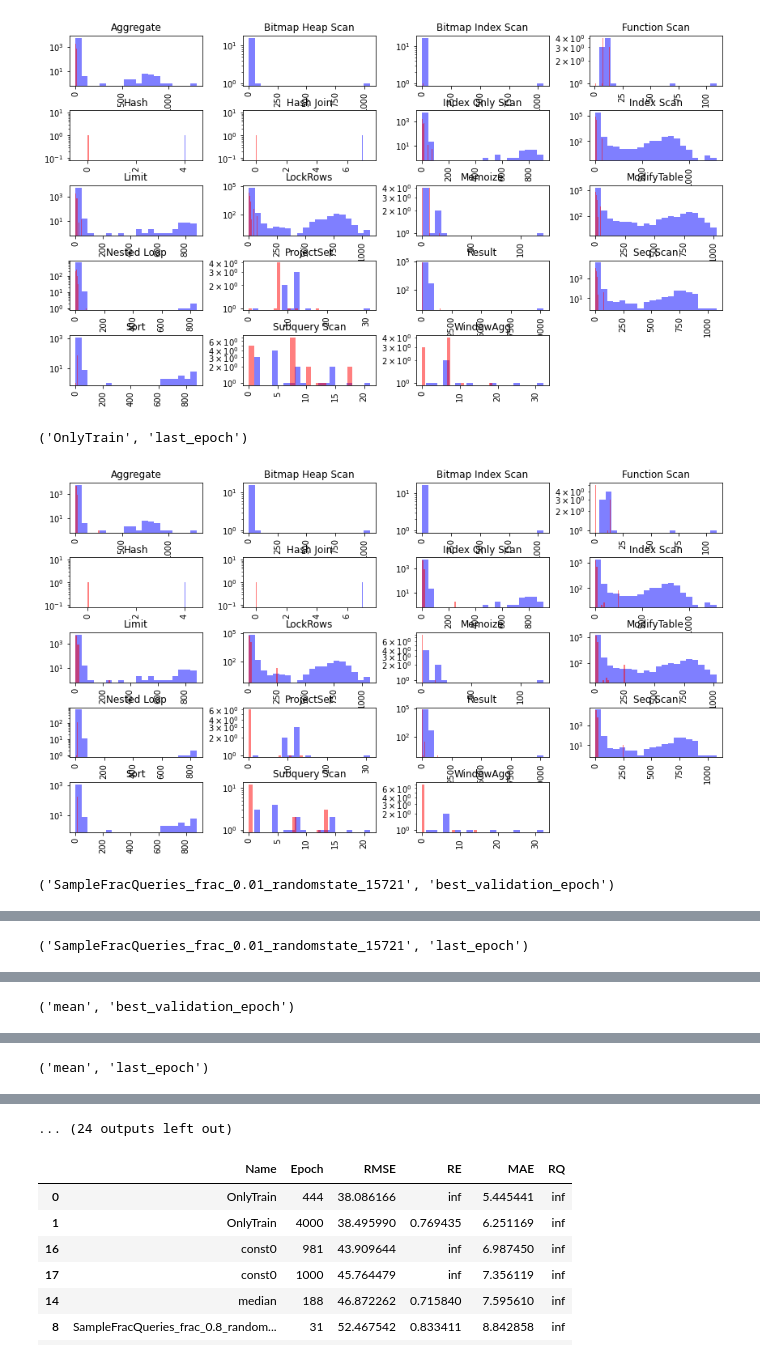
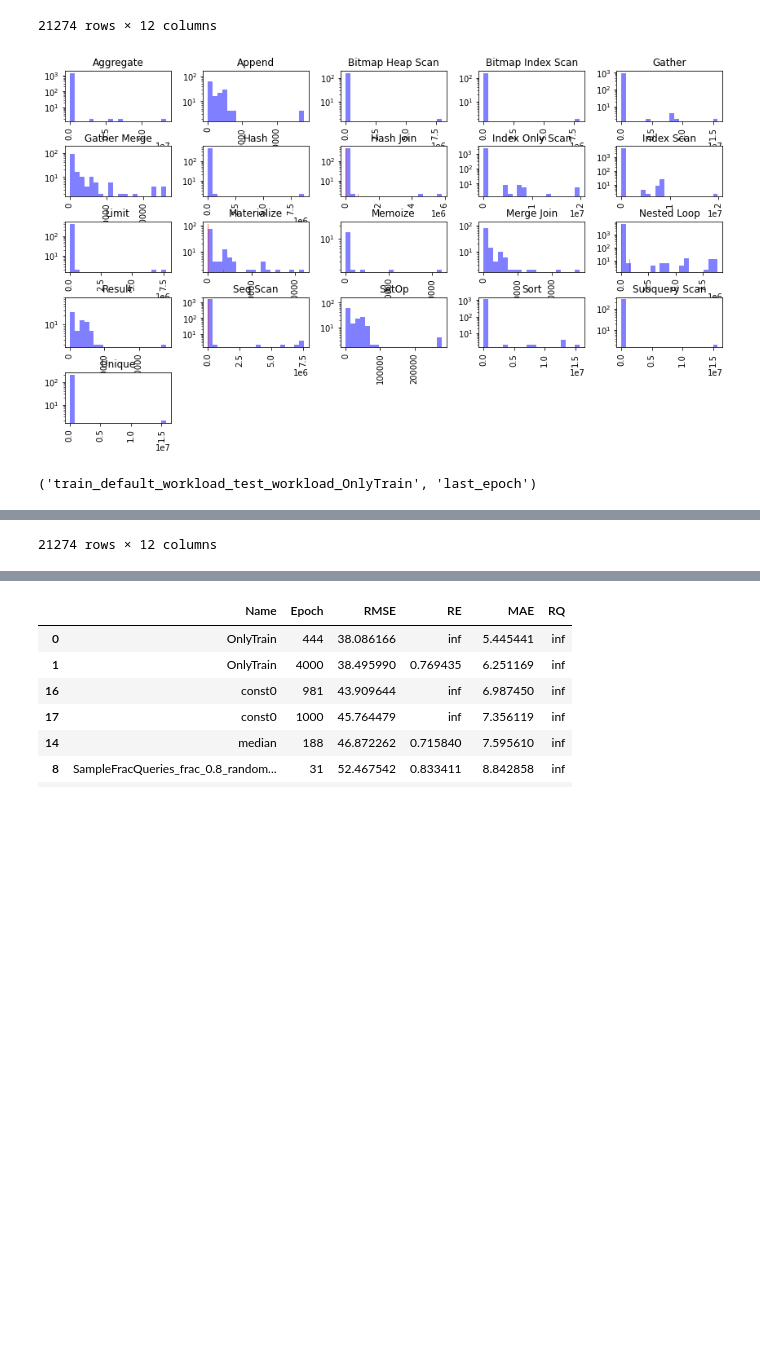
Before and after one commit to lmwnshn/dbgym-old, a Jupyter notebook: Untitled.ipynb, the cells around one changed output, grey strips where cells are left out. Saved outputs shown, nothing was run; the diff lists cells and outputs as text; code cells hidden in the pictures; blank space fills up the shorter version.

```diff
--- a/Untitled.ipynb
+++ b/Untitled.ipynb
@@ -11,12 +11,14 @@ from pathlib import Path
 import re
 # %%
 def get_paths(experiment, iteration, artifact_folder=Path("./artifact/")):
-    train = artifact_folder / f"gym/workload.train.db"
-    if experiment == "Test":
-        test = artifact_folder / f"gym/workload.test.db"
+    # TODO(WAN): figure out this
+    train = artifact_folder / f"gym/workload_train_train_default_workload.db"
+    if experiment.endswith("_OnlyTest") or experiment.endswith("_OnlyTrain"):
+        test = artifact_folder / f"gym/workload_test_test_workload.db"
     else:
         test = artifact_folder / f"experiment/transformed_workloads/workload_{experiment}.db"
     obs = artifact_folder / f"qppnet/observations/{experiment}_iteration_{iteration}.parquet"
+    print(train,test,obs)
     return train, test, obs
 
 def get_observations(experiment, iteration, artifact_folder=Path("./artifact/")):
@@ -82,6 +84,8 @@ def evaluate_models(models, test_df):
             else:
                 qppnet = QPPNet(train_df=None, test_df=test_df, save_folder=model_folder)
                 qppnet.load_weights(epoch)
+                for unit in qppnet._neural_units:
+                    print(unit, list(qppnet._neural_units[unit].model.parameters()))
                 predictions = qppnet.evaluate()
 
             metrics = QPPNet.compute_metrics(predictions)
@@ -128,0 +109,6 @@ Evaluating: artifact/qppnet/model/const0
+# %%
+test_df = pd.read_parquet("./artifact/qppnet/observations/train_default_workload_test_workload_OnlyTest_iteration_0.parquet")
+test_df["Query Hash"] = test_df["Query Hash"].apply(tuple)
+
+models = get_models(artifact_folder=Path("./artifact/"))
+eval_dfs = evaluate_models(models, test_df)
@@ -136,5 +158,6 @@ for model_name, df in augmented_dfs.items():
     plot_ax = ax.ravel()[:df["Node Type"].nunique()]
     ax = pdf.hist(ax=plot_ax, column="Estimated Latency (us)", by="Node Type", figsize=(14,8), log=logplot, bins=20, alpha=0.5, color="r")
     print(model_name)
+    display(df)
     plt.show()
 # %% [output]
@@ -144,4 +179,3 @@ WARNING: couldn't find artifact/experiment/transformed_workloads/workload_OnlyTr
+21274 rows × 12 columns
-[figure, old version]
+[figure, new version]
-('OnlyTrain', 'last_epoch')
-[figure, removed]
-('SampleFracQueries_frac_0.01_randomstate_15721', 'best_validation_epoch')
+('train_default_workload_test_workload_OnlyTrain', 'last_epoch')
@@ -149 +194 @@ WARNING: couldn't find artifact/experiment/transformed_workloads/workload_OnlyTr
-('SampleFracQueries_frac_0.01_randomstate_15721', 'last_epoch')
+21274 rows × 12 columns
@@ -151 +194,0 @@ WARNING: couldn't find artifact/experiment/transformed_workloads/workload_OnlyTr
-('mean', 'best_validation_epoch')
@@ -153 +194,0 @@ WARNING: couldn't find artifact/experiment/transformed_workloads/workload_OnlyTr
-('mean', 'last_epoch')
@@ -155,4 +195,3 @@ WARNING: couldn't find artifact/experiment/transformed_workloads/workload_OnlyTr
-... (24 outputs left out)
 # %%
 summary = []
 for model_path, data in eval_dfs.items():
```
Also changed, not shown: parts of 3 cells of this notebook, 10 other files.
